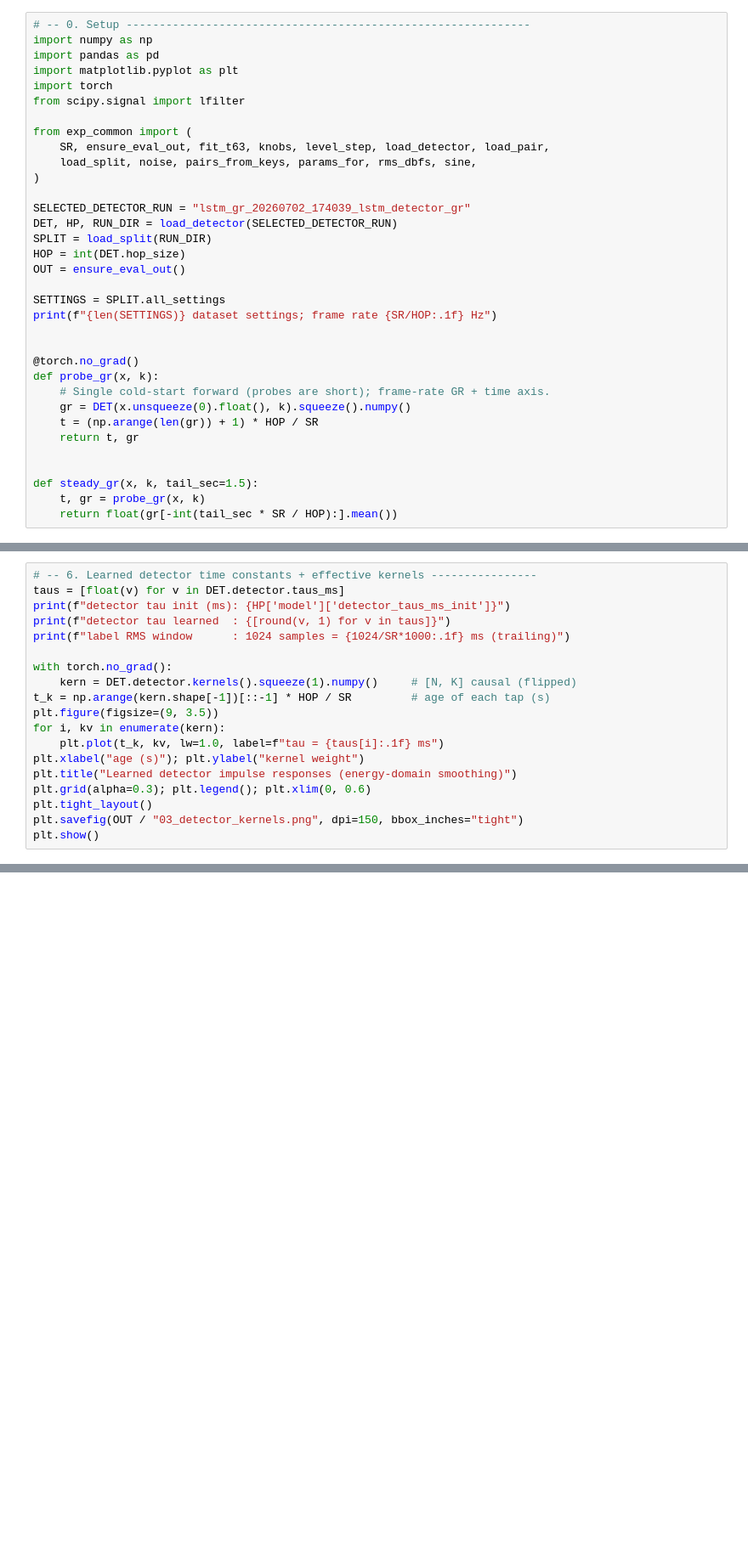
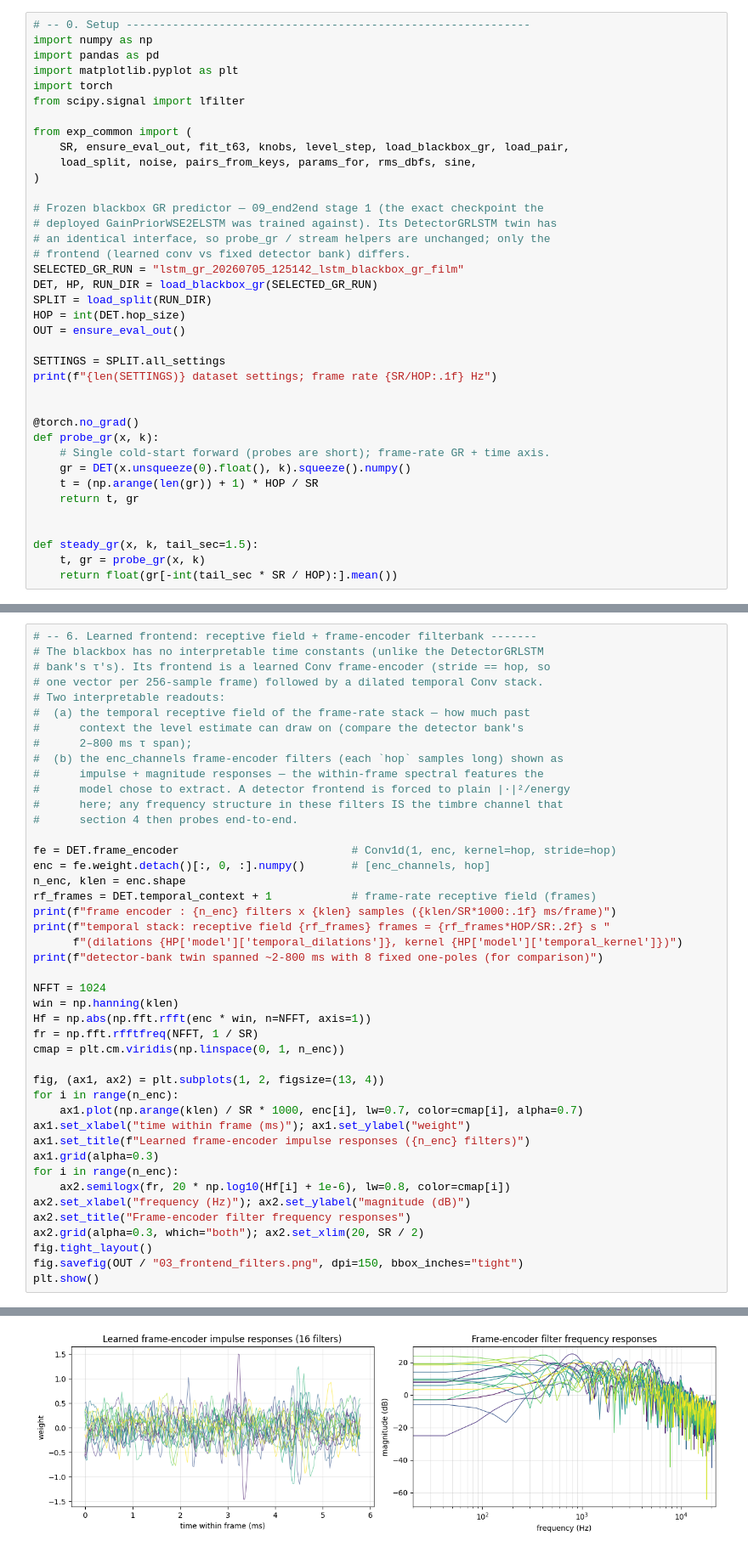
Before and after one commit to 5aola/Virtual-Analogue-Compressor-Modelling, a Jupyter notebook: 07_experiments/03_detector_characterization.ipynb, the cells around one changed output, grey strips where cells are left out. Shown at 85% size. Drawn from its saved outputs; the diff is of its cells as text; blank space fills up the shorter version.

```diff
--- a/07_experiments/03_detector_characterization.ipynb
+++ b/07_experiments/03_detector_characterization.ipynb
@@ -34,12 +41,16 @@ import torch
 from scipy.signal import lfilter
 
 from exp_common import (
-    SR, ensure_eval_out, fit_t63, knobs, level_step, load_detector, load_pair,
+    SR, ensure_eval_out, fit_t63, knobs, level_step, load_blackbox_gr, load_pair,
     load_split, noise, pairs_from_keys, params_for, rms_dbfs, sine,
 )
 
-SELECTED_DETECTOR_RUN = "lstm_gr_20260702_174039_lstm_detector_gr"
-DET, HP, RUN_DIR = load_detector(SELECTED_DETECTOR_RUN)
+# Frozen blackbox GR predictor — 09_end2end stage 1 (the exact checkpoint the
+# deployed GainPriorWSE2ELSTM was trained against). Its DetectorGRLSTM twin has
+# an identical interface, so probe_gr / stream helpers are unchanged; only the
+# frontend (learned conv vs fixed detector bank) differs.
+SELECTED_GR_RUN = "lstm_gr_20260705_125142_lstm_blackbox_gr_film"
+DET, HP, RUN_DIR = load_blackbox_gr(SELECTED_GR_RUN)
 SPLIT = load_split(RUN_DIR)
 HOP = int(DET.hop_size)
 OUT = ensure_eval_out()
@@ -295,19 +357,45 @@ print(f"phase (all-pass) GR MAE       : {np.abs(gr0 - gr1).mean():.4f} dB")
 # %%
-# -- 6. Learned detector time constants + effective kernels ----------------
-taus = [float(v) for v in DET.detector.taus_ms]
-print(f"detector tau init (ms): {HP['model']['detector_taus_ms_init']}")
-print(f"detector tau learned  : {[round(v, 1) for v in taus]}")
-print(f"label RMS window      : 1024 samples = {1024/SR*1000:.1f} ms (trailing)")
+# -- 6. Learned frontend: receptive field + frame-encoder filterbank -------
+# The blackbox has no interpretable time constants (unlike the DetectorGRLSTM
+# bank's τ's). Its frontend is a learned Conv frame-encoder (stride == hop, so
+# one vector per 256-sample frame) followed by a dilated temporal Conv stack.
+# Two interpretable readouts:
+#  (a) the temporal receptive field of the frame-rate stack — how much past
+#      context the level estimate can draw on (compare the detector bank's
+#      2–800 ms τ span);
+#  (b) the enc_channels frame-encoder filters (each `hop` samples long) shown as
+#      impulse + magnitude responses — the within-frame spectral features the
+#      model chose to extract. A detector frontend is forced to plain |·|²/energy
+#      here; any frequency structure in these filters IS the timbre channel that
+#      section 4 then probes end-to-end.
 
-with torch.no_grad():
-    kern = DET.detector.kernels().squeeze(1).numpy()     # [N, K] causal (flipped)
-t_k = np.arange(kern.shape[-1])[::-1] * HOP / SR         # age of each tap (s)
-plt.figure(figsize=(9, 3.5))
-for i, kv in enumerate(kern):
-    plt.plot(t_k, kv, lw=1.0, label=f"tau = {taus[i]:.1f} ms")
-plt.xlabel("age (s)"); plt.ylabel("kernel weight")
-plt.title("Learned detector impulse responses (energy-domain smoothing)")
-plt.grid(alpha=0.3); plt.legend(); plt.xlim(0, 0.6)
-plt.tight_layout()
-plt.savefig(OUT / "03_detector_kernels.png", dpi=150, bbox_inches="tight")
+fe = DET.frame_encoder                          # Conv1d(1, enc, kernel=hop, stride=hop)
+enc = fe.weight.detach()[:, 0, :].numpy()       # [enc_channels, hop]
+n_enc, klen = enc.shape
+rf_frames = DET.temporal_context + 1            # frame-rate receptive field (frames)
+print(f"frame encoder : {n_enc} filters x {klen} samples ({klen/SR*1000:.1f} ms/frame)")
+print(f"temporal stack: receptive field {rf_frames} frames = {rf_frames*HOP/SR:.2f} s "
+      f"(dilations {HP['model']['temporal_dilations']}, kernel {HP['model']['temporal_kernel']})")
+print(f"detector-bank twin spanned ~2-800 ms with 8 fixed one-poles (for comparison)")
+
+NFFT = 1024
+win = np.hanning(klen)
+Hf = np.abs(np.fft.rfft(enc * win, n=NFFT, axis=1))
+fr = np.fft.rfftfreq(NFFT, 1 / SR)
+cmap = plt.cm.viridis(np.linspace(0, 1, n_enc))
+
+fig, (ax1, ax2) = plt.subplots(1, 2, figsize=(13, 4))
+for i in range(n_enc):
+    ax1.plot(np.arange(klen) / SR * 1000, enc[i], lw=0.7, color=cmap[i], alpha=0.7)
+ax1.set_xlabel("time within frame (ms)"); ax1.set_ylabel("weight")
+ax1.set_title(f"Learned frame-encoder impulse responses ({n_enc} filters)")
+ax1.grid(alpha=0.3)
+for i in range(n_enc):
+    ax2.semilogx(fr, 20 * np.log10(Hf[i] + 1e-6), lw=0.8, color=cmap[i])
+ax2.set_xlabel("frequency (Hz)"); ax2.set_ylabel("magnitude (dB)")
+ax2.set_title("Frame-encoder filter frequency responses")
+ax2.grid(alpha=0.3, which="both"); ax2.set_xlim(20, SR / 2)
+fig.tight_layout()
+fig.savefig(OUT / "03_frontend_filters.png", dpi=150, bbox_inches="tight")
 plt.show()
+# %% [output]
@@ -314,3 +405,4 @@ plt.show()
+[figure, added]
 # %% [markdown]
 ## Reading the results
 
```
Also changed, not shown: parts of 9 cells of this notebook, 48 other files.
